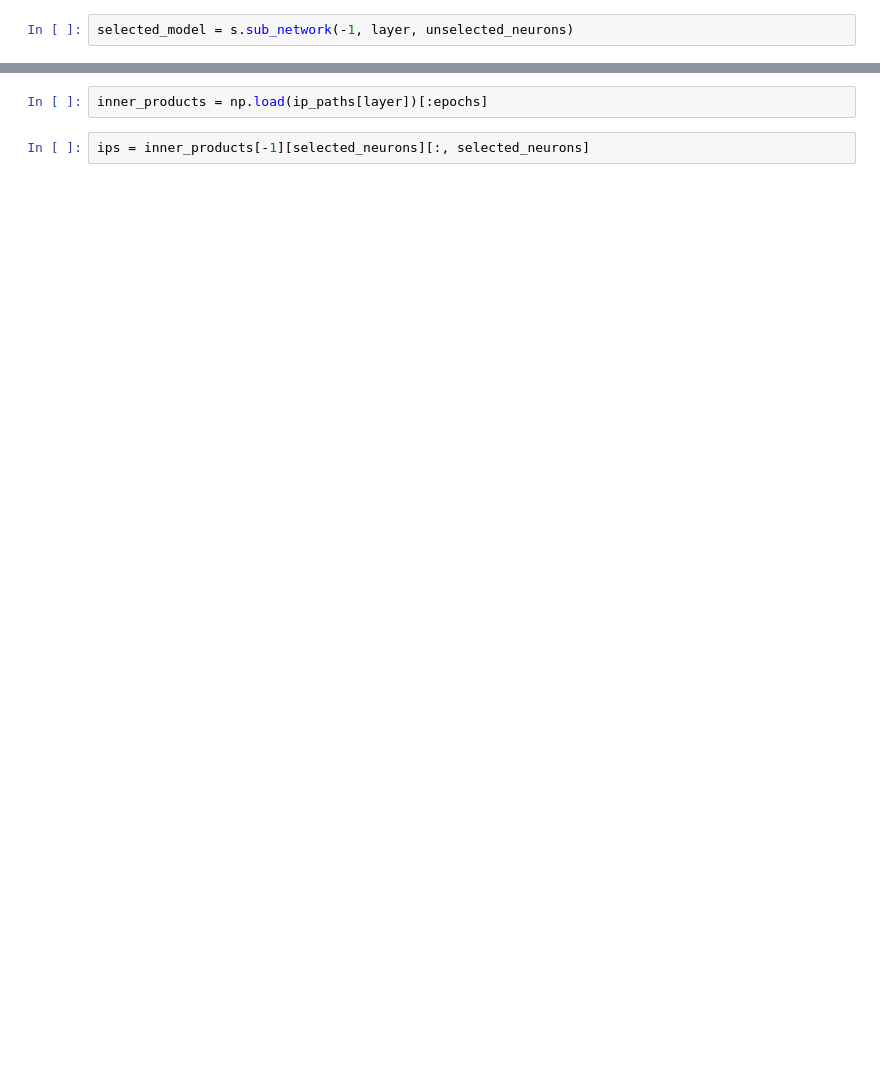
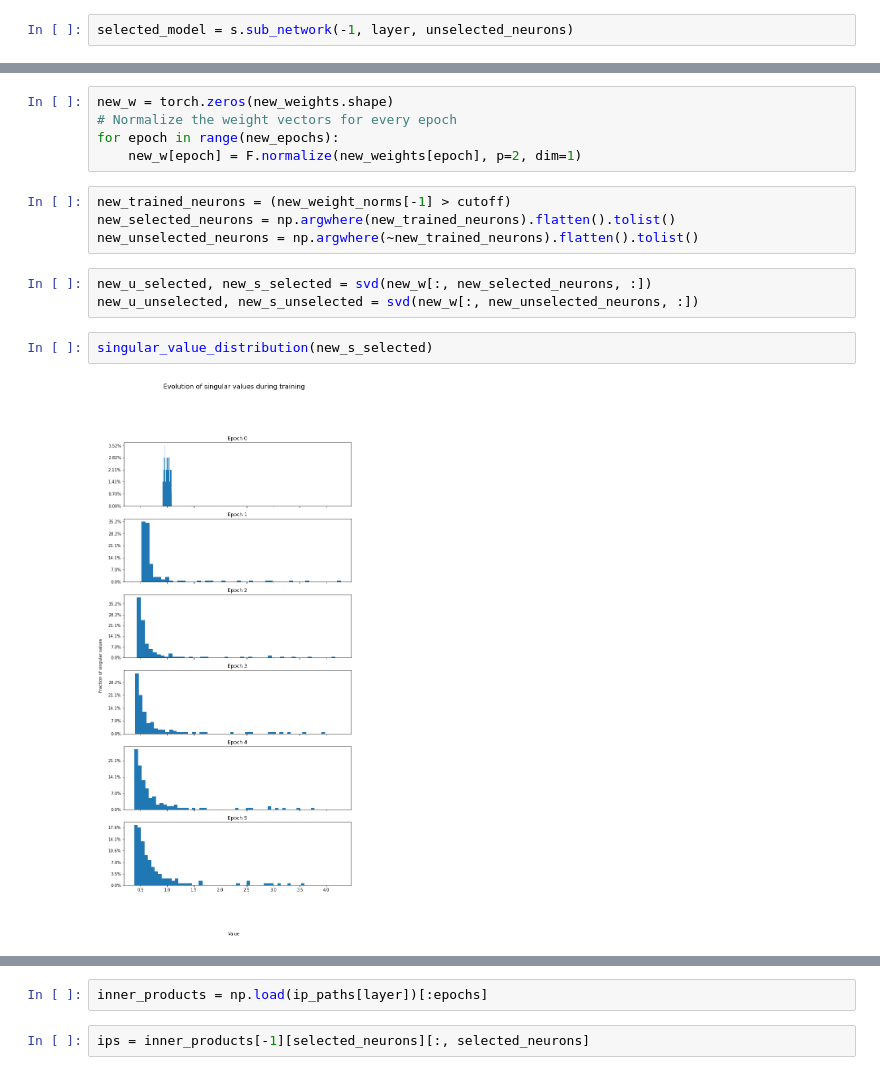
Before and after one commit to jheitmann/Neural-net-pruning, a Jupyter notebook: subspace-analysis.ipynb, the cells around one changed output, grey strips where cells are left out. Cells and saved outputs as stored; diff of their text form; blank space fills up the shorter version.

```diff
--- a/subspace-analysis.ipynb
+++ b/subspace-analysis.ipynb
@@ -347,0 +360,16 @@ b.shape
+# %%
+new_w = torch.zeros(new_weights.shape)
+# Normalize the weight vectors for every epoch
+for epoch in range(new_epochs):
+    new_w[epoch] = F.normalize(new_weights[epoch], p=2, dim=1)
+# %%
+new_trained_neurons = (new_weight_norms[-1] > cutoff)
+new_selected_neurons = np.argwhere(new_trained_neurons).flatten().tolist()
+new_unselected_neurons = np.argwhere(~new_trained_neurons).flatten().tolist()
+# %%
+new_u_selected, new_s_selected = svd(new_w[:, new_selected_neurons, :])
+new_u_unselected, new_s_unselected = svd(new_w[:, new_unselected_neurons, :])
+# %%
+singular_value_distribution(new_s_selected)
+# %% [output]
+[figure, added]
```
Also changed, not shown: parts of 44 cells of this notebook, 4 other files.
